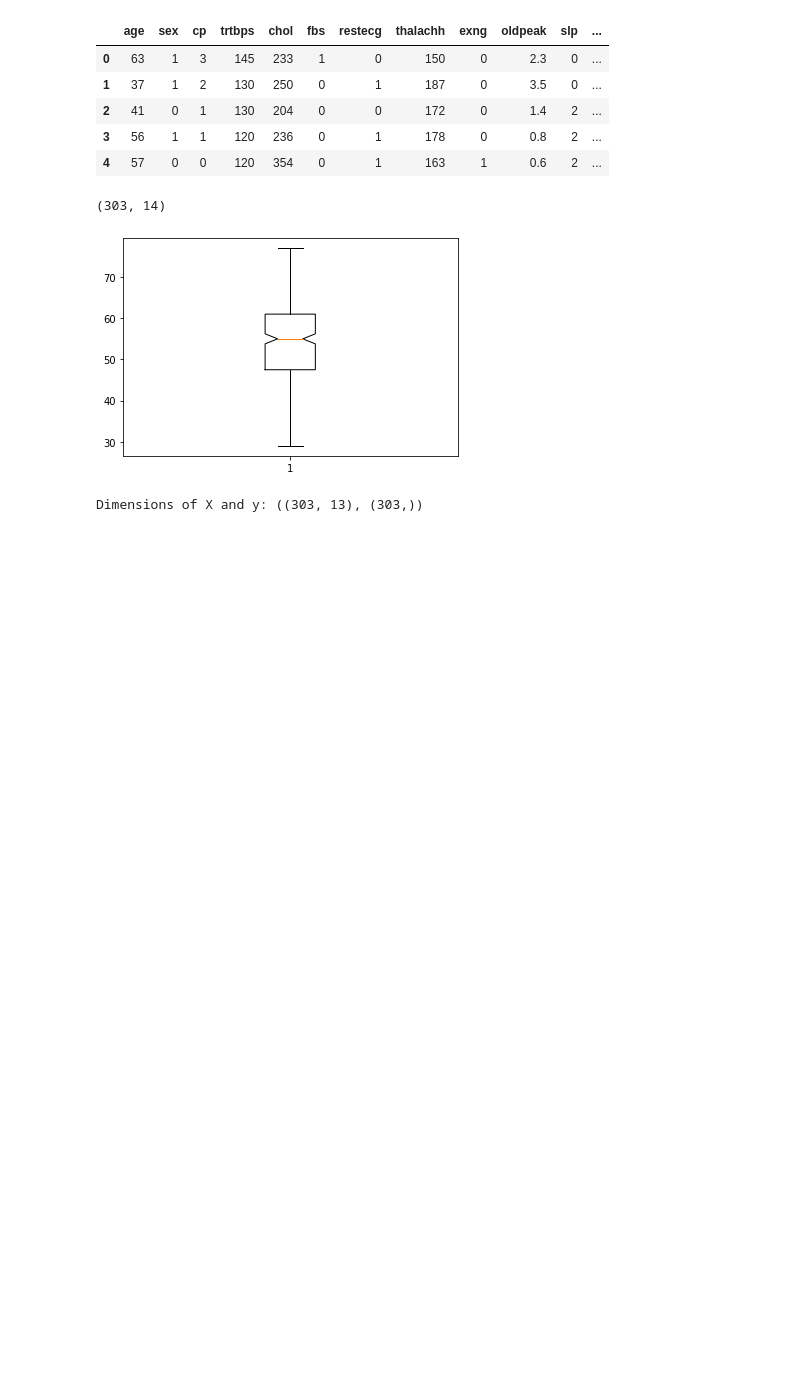
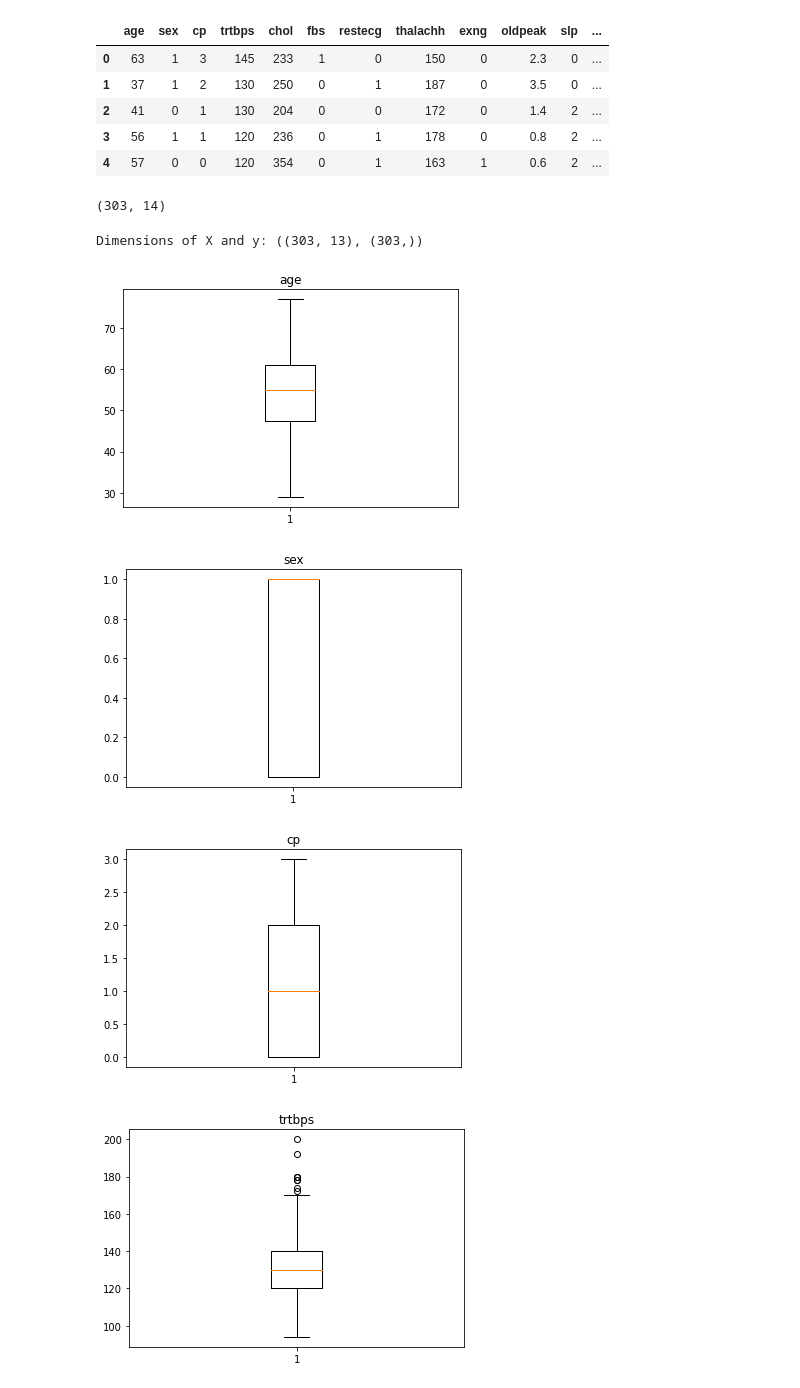
Before and after one commit to Rahul-Ram-03/MachineLearning, a Jupyter notebook: HeartAttackPredictor/hattpred.ipynb, the cells around one changed output. Drawn from its saved outputs; the diff is of its cells as text; code cells hidden in the pictures; blank space fills up the shorter version.

```diff
--- a/HeartAttackPredictor/hattpred.ipynb
+++ b/HeartAttackPredictor/hattpred.ipynb
@@ -35,19 +34,24 @@ df.dropna()
 df.shape
 # %% [output]
 (303, 14)
-# %%
-plt.boxplot(df.iloc[:,0], notch= True)
-plt.show()
-# %% [output]
-[figure, removed]
 # %%
 #splitting the dataframe into input features and targets
 X = df.iloc[:,0:13].values  #input features
 y = df["output"].values
 
+m, n = X.shape
 print(f"Dimensions of X and y: {X.shape, y.shape}")
 # %% [output]
 Dimensions of X and y: ((303, 13), (303,))
-# %%
-#scaling the features to improve performance
-X = StandardScaler().fit_transform(X["age", "trtbps", "chol", "thalachh",])
+# %%
+#plotting the feature values using a boxplot
+titles=["age", "sex", "cp", "trtbps", "chol", "fbs", "restecg", "thalachh", "exng", "oldpeak", "slp", "caa", "thall"]
+for i in range(n):
+    plt.boxplot(X[:,i])
+    plt.title(titles[i])
+    plt.show()
+# %% [output]
+[figure, added]
+[figure, added]
+[figure, added]
+[figure, added]
```
Also changed, not shown: parts of 5 cells of this notebook.
